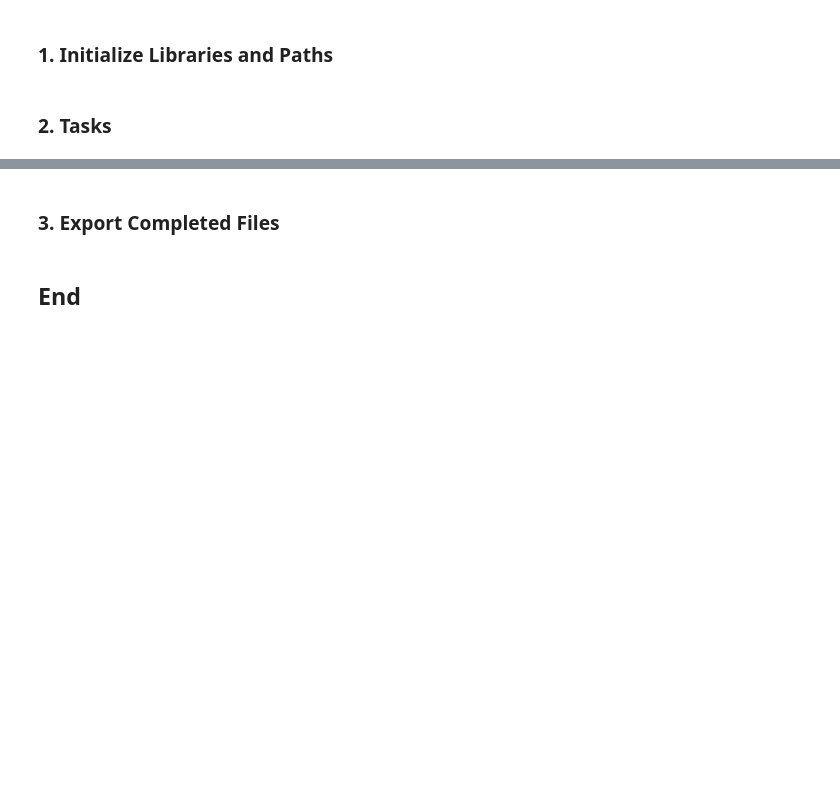
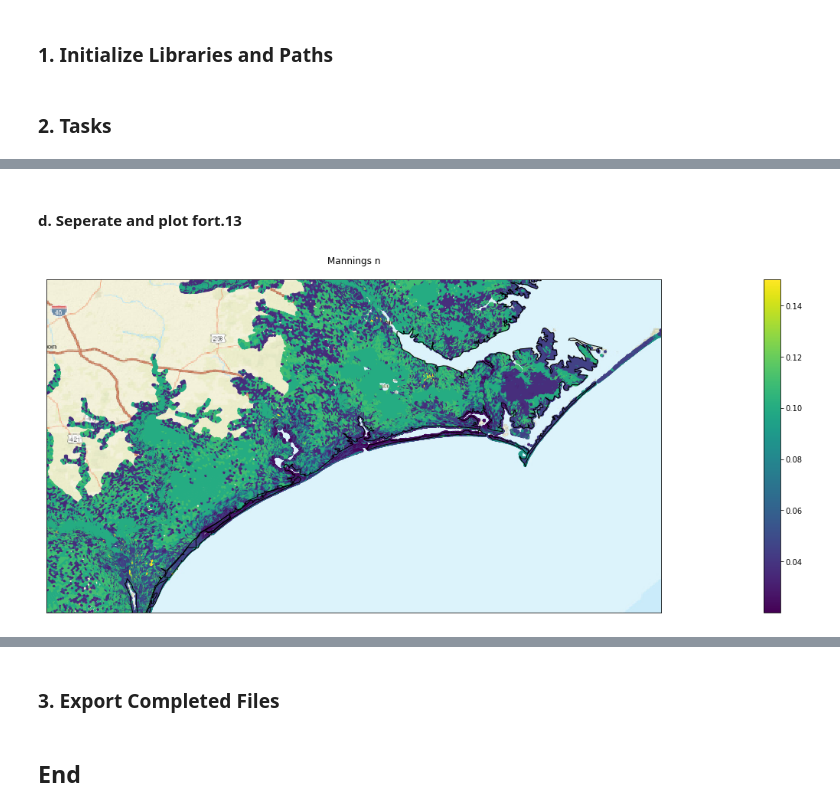
Before and after one commit to slawler/adcirc_prod, a Jupyter notebook: notebooks/ModelSetup.ipynb, the cells around one changed output, grey strips where cells are left out. Saved outputs shown, nothing was run; the diff lists cells and outputs as text; code cells hidden in the pictures; blank space fills up the shorter version.

```diff
--- a/notebooks/ModelSetup.ipynb
+++ b/notebooks/ModelSetup.ipynb
@@ -32,0 +115,3 @@ root_dir = r'C:\Users\tmiesse\Work\test'
+# %%
+table13 = fort13.read_fort13(attr)
+table13.head()
@@ -32,0 +127,6 @@ root_dir = r'C:\Users\tmiesse\Work\test'
+# %%
+fort14 = adcirc(root_dir,f14)
+table14 = fort14.read_fort14()
+table14.rename(columns={'node_x':'lon', 'node_y':'lat'}, inplace=True)
+adcirc.initnc4(root_dir,table14)
+table14.head()
@@ -32,0 +140,37 @@ root_dir = r'C:\Users\tmiesse\Work\test'
+# %% [markdown]
+#### d. Seperate and plot fort.13
+# %%
+table = pd.DataFrame.copy(table13)
+table = adcirc.seperate_13(table)
+table.head()
+manning = table[['manningsnodes','manningsdata']]
+table_mann = table14.merge(manning, left_on='node_id',right_on='manningsnodes')
+primitive = table[['primitivenodes','primitivedata']]
+table_primitive = table14.merge(primitive, left_on='node_id',right_on='primitivenodes')
+surf = table[['surfacenodes','surfacedata']]
+table_surf = table14.merge(surf, left_on='node_id',right_on='surfacenodes')
+surface_dir = table[['surfacedir_nodes','e','ene','ne','n','nw','wnw','w','wsw','sw','s','se','ese']]
+table_surf_dir = table14.merge(surface_dir, left_on='node_id',right_on='surfacedir_nodes')
+average = table[['averagenodes','averagedata']]
+table_ave = table14.merge(average, left_on='node_id',right_on='averagenodes')
+wave = table[['wavenodes','wavedata']]
+table_waves = table14.merge(wave, left_on='node_id',right_on='wavenodes')
+# convert tables to netcdf file
+surf = 1
+lon, lat = 'lon','lat'
+adcirc.add_attribute2nc4(root_dir,table_mann,attr)
+adcirc.add_attribute2nc4(root_dir,table_surf_dir,attr,lon,lat,surf)
+adcirc.add_attribute2nc4(root_dir,table_surf,attr)
+adcirc.add_attribute2nc4(root_dir,table_waves,attr)
+adcirc.add_attribute2nc4(root_dir,table_primitive,attr)
+adcirc.add_attribute2nc4(root_dir,table_ave,attr)
+# %%
+nc = nc4.Dataset(os.path.join(root_dir,'input_fort.nc'),'r')
+grp = nc.groups['mannings_n_at_sea_floor']
+lat1,lat2 = 34.059, 35.25
+lon1,lon2 = -78.25, -76.05
+title = 'Mannings n'
+fig,ax=plt.subplots(figsize=(48,8))
+adcirc.attr_plot(grp,title,ax,lat1,lat2,lon1,lon2)
+# %% [output]
+[figure, added]
```
Also changed, not shown: parts of 17 cells of this notebook, 2 other files.
